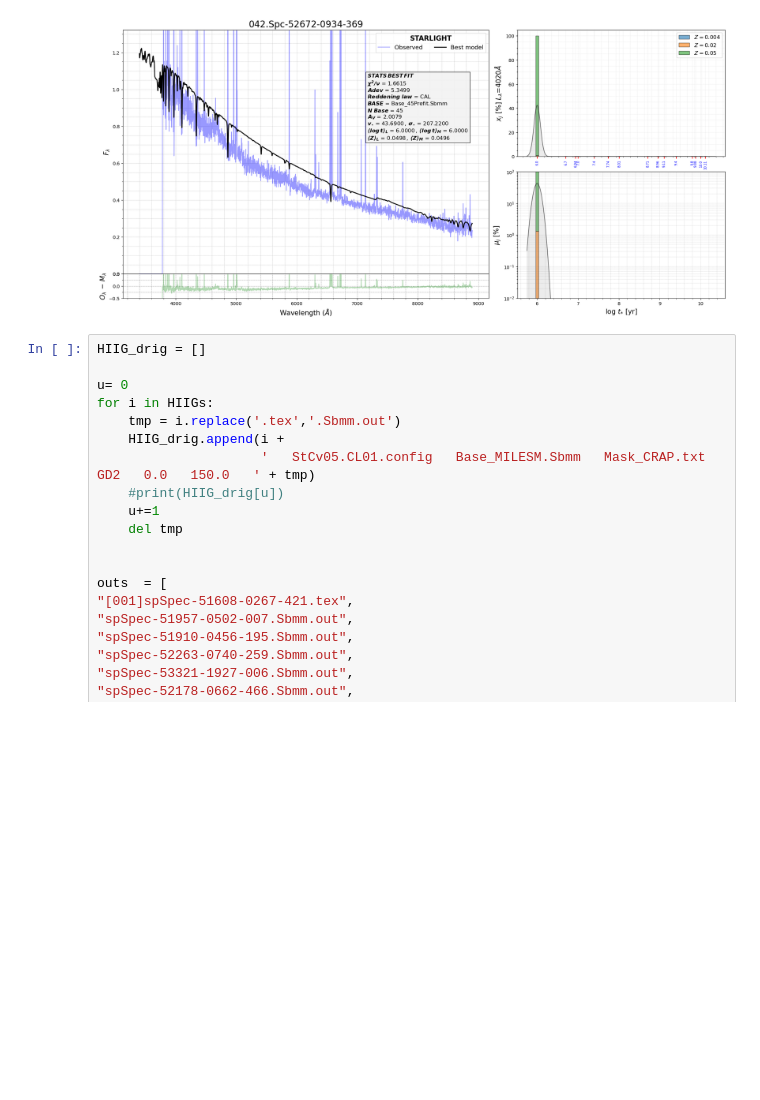
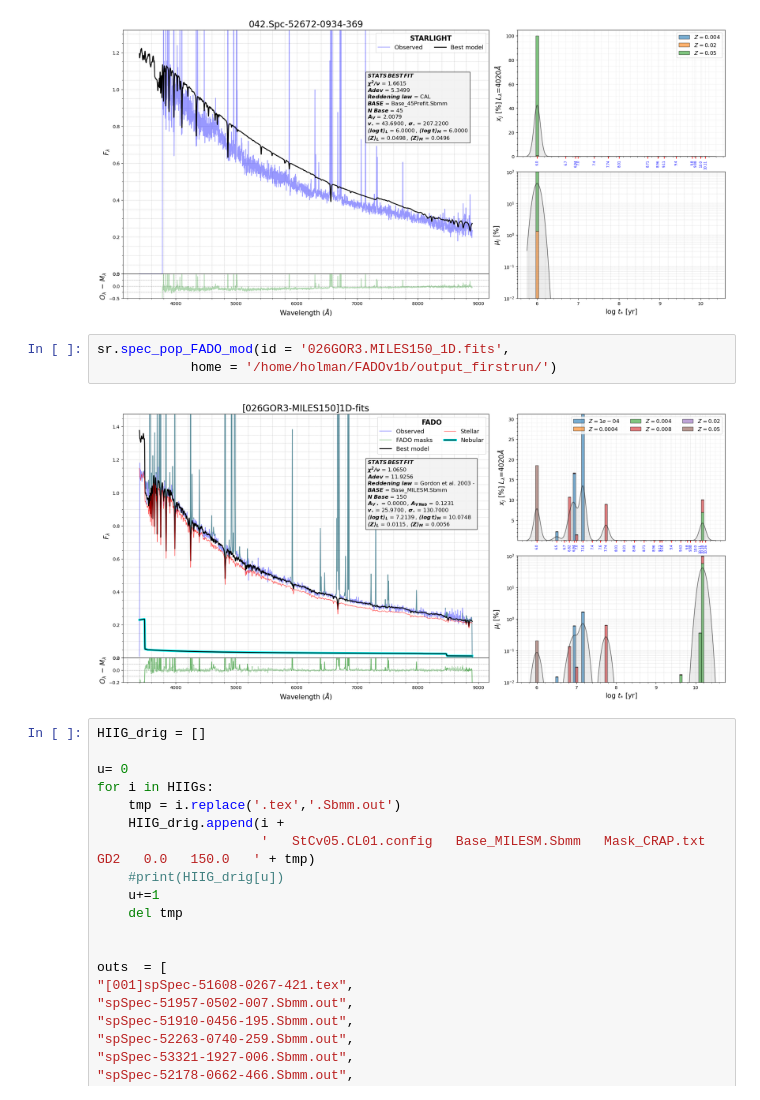
Before and after one commit to hol1m4n/HIIGalaxies, a Jupyter notebook: Spectral_synthesis/Spectral analysis.ipynb, the cells around one changed output. Cells and saved outputs as stored; diff of their text form; blank space fills up the shorter version.

```diff
--- a/Spectral_synthesis/Spectral analysis.ipynb
+++ b/Spectral_synthesis/Spectral analysis.ipynb
@@ -38,6 +38,11 @@ sr.spec_pop_STAR_mod(id = '042.CAL.MILES45.fits',
 # El numero 56 seria el perfecto para probar el fitter de las lineas y creacion de mascaras.
 # %% [output]
 [figure]
+# %%
+sr.spec_pop_FADO_mod(id = '026GOR3.MILES150_1D.fits',
+            home = '/home/holman/FADOv1b/output_firstrun/')
+# %% [output]
+[figure, added]
 # %%
 HIIG_drig = []
 
```
Also changed, not shown: 9 other files.
